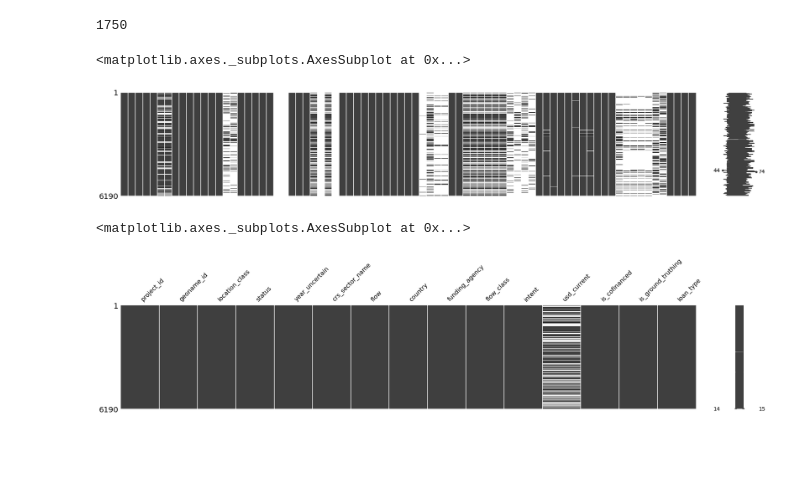
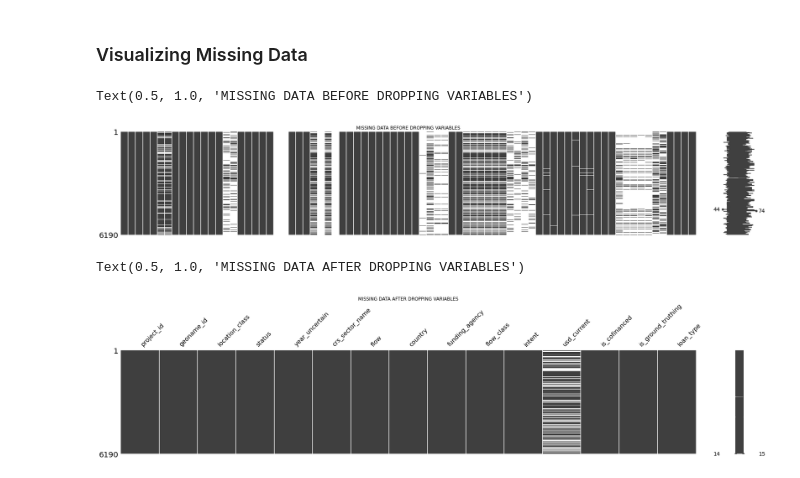
Before and after one commit to unkletam/Investment_Flow_Type_Classification, a Jupyter notebook: financial-flow-type-classification.ipynb, the cells around one changed output. Cells and saved outputs as stored; diff of their text form; code cells hidden in the pictures; blank space fills up the shorter version.

```diff
--- a/financial-flow-type-classification.ipynb
+++ b/financial-flow-type-classification.ipynb
@@ -8,11 +19,13 @@ from plotly.offline import download_plotlyjs, init_notebook_mode, plot, iplot
 import plotly.graph_objects as go
 import plotly.express as px
 import missingno
-#from floweaver import *
 import plotly as py
-#from ipysankeywidget import SankeyWidget
-import missingno
+
+
 init_notebook_mode(connected=True)
 
-master = pd.read_csv('../input/chinese-investments-geocoded/all_flow_classes.csv')
+master = pd.read_csv(r'dataset\all_flow_classes.csv')
 ms = master.copy() #working dataframe
+
+import warnings
+warnings.filterwarnings("ignore")
@@ -59,24 +75,0 @@ iplot(fig)
-# %%
-'''ms  = ms.sort_values(by=['start_year'], ascending=True)
-
-ms['Project'] = " "+ ms['project_title'] + " [" + ms['location_type_name']+ "]"
-fig = px.scatter_geo(ms,
-                     lon = ms['longitude'],
-                     lat = ms['latitude'],
-                     text = ms['Project'],
-                     opacity = 0.5,
-                     color="flow_class",
-                     hover_name="place_name",
-                     animation_frame="start_year",
-                     projection="natural earth")
-
-fig.update_layout(
-    title = "Total Chinese Investment [2000 - 2014]",
-    legend_title_text='Investment Category',
-    geo = dict(
-        landcolor = "black",
-        showcountries = True
-    )
-)
-#fig.show()
-iplot(fig)'''
@@ -264,14 +256,15 @@ Index(['project_id', 'project_location_id', 'precision_code', 'geoname_id',
+# %% [markdown]
+### Visualizing Missing Data
 # %%
-ms['amount'].value_counts().sum() - ms['amount'].isnull().sum()
+#ms['amount'].value_counts().sum() - ms['amount'].isnull().sum()
-# %% [output]
-1750
 # %%
 #edit - loan_type
 # %%
 missingno.matrix(ms, figsize = (30,5))
+plt.title("MISSING DATA BEFORE DROPPING VARIABLES")
 # %% [output]
-<matplotlib.axes._subplots.AxesSubplot at 0x...>
+Text(0.5, 1.0, 'MISSING DATA BEFORE DROPPING VARIABLES')
-[figure, old version]
+[figure, new version]
 # %%
 to_drop = [
            "round_coded", 'contacts', 'location_details', 'grant_element', 'interest_rate', 'maturity', 'grace_period',
@@ -290,9 +283,10 @@ ms2 = ms.drop(to_drop, axis=1)
 # %%
 ms2['loan_type'].replace(np.nan, 'No Information', inplace=True)
 missingno.matrix(ms2, figsize = (30,5))
+plt.title("MISSING DATA AFTER DROPPING VARIABLES")
 # %% [output]
-<matplotlib.axes._subplots.AxesSubplot at 0x...>
+Text(0.5, 1.0, 'MISSING DATA AFTER DROPPING VARIABLES')
-[figure, old version]
+[figure, new version]
 # %%
 #ms2.notnull().sum()
 ms3 = ms2.copy()
```
Also changed, not shown: parts of 20 cells of this notebook, 7 other files.
